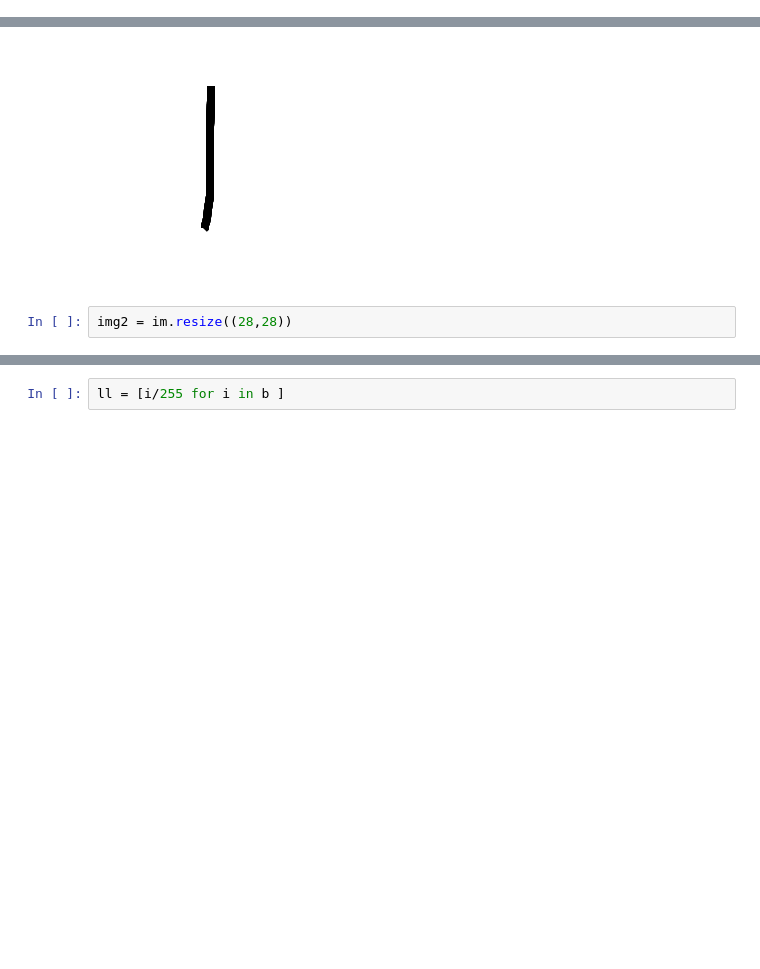
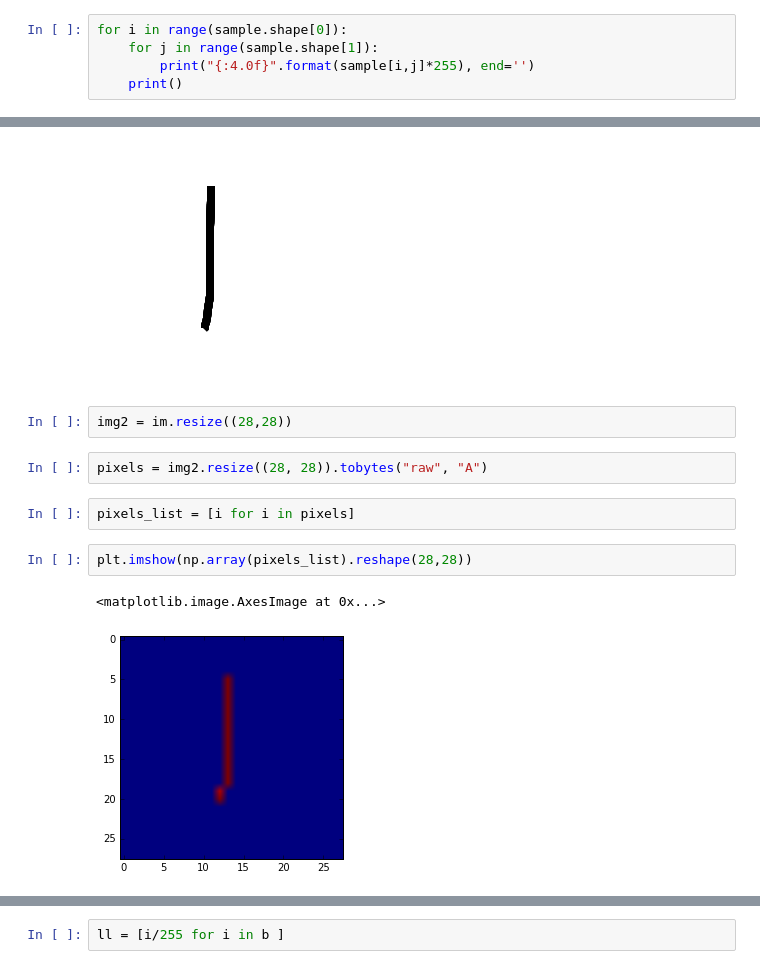
Before and after one commit to JaeGyu/PythonEx_1, a Jupyter notebook: 텐서플로 연습/신경망을 이용한 MNIST 연습.ipynb, the cells around one changed output, grey strips where cells are left out. Drawn from its saved outputs; the diff is of its cells as text; blank space fills up the shorter version.

```diff
--- a/텐서플로 연습/신경망을 이용한 MNIST 연습.ipynb
+++ b/텐서플로 연습/신경망을 이용한 MNIST 연습.ipynb
@@ -19,0 +24,5 @@ Y_test = mnist.test.labels
+# %%
+for i in range(sample.shape[0]):
+    for j in range(sample.shape[1]):
+        print("{:4.0f}".format(sample[i,j]*255), end='')
+    print()
@@ -30,3 +66,12 @@ im
 [figure]
 # %%
 img2 = im.resize((28,28))
+# %%
+pixels = img2.resize((28, 28)).tobytes("raw", "A")
+# %%
+pixels_list = [i for i in pixels]
+# %%
+plt.imshow(np.array(pixels_list).reshape(28,28))
+# %% [output]
+<matplotlib.image.AxesImage at 0x...>
+[figure, added]
```
Also changed, not shown: parts of 29 cells of this notebook, 40 other files.
